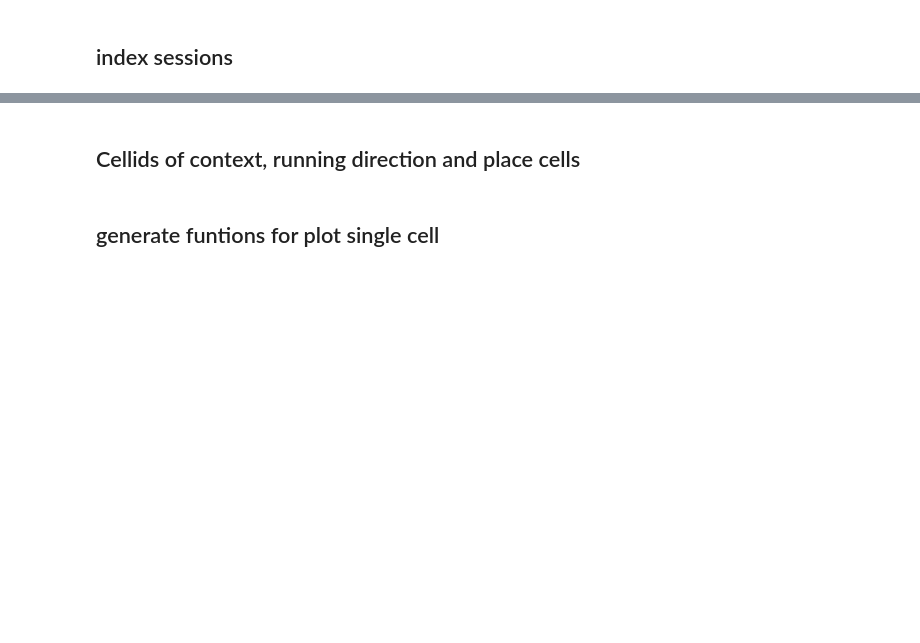
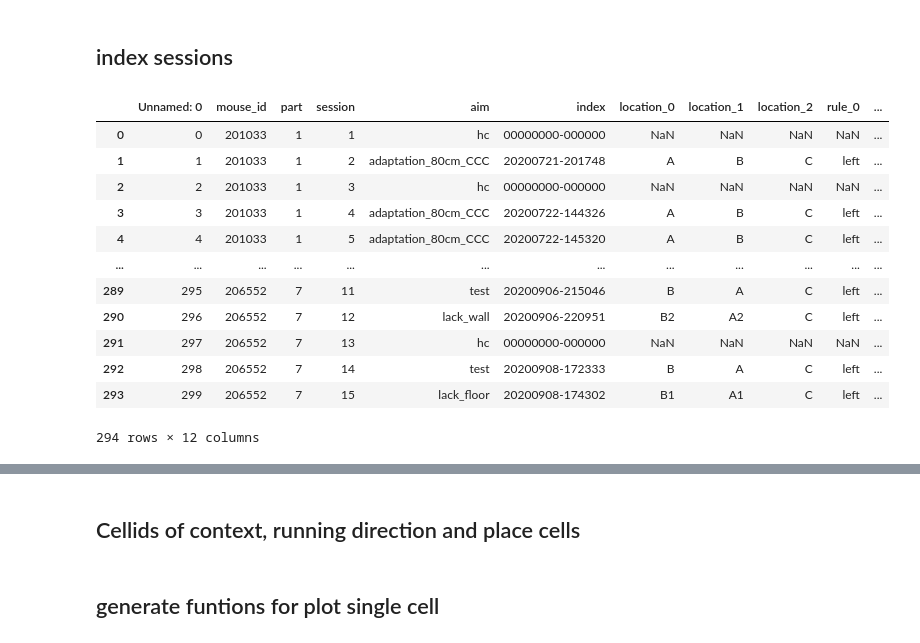
Before and after one commit to SabriQ/g_mylab, a Jupyter notebook: developing/single_cell_analysis/cell proportion along sessions.ipynb, the cells around one changed output, grey strips where cells are left out. Drawn from its saved outputs; the diff is of its cells as text; code cells hidden in the pictures; blank space fills up the shorter version.

```diff
--- a/developing/single_cell_analysis/cell proportion along sessions.ipynb
+++ b/developing/single_cell_analysis/cell proportion along sessions.ipynb
@@ -15 +30,19 @@ from mylab.Functions import load_pkl
+# %%
+context_map_file = r"\\10.10.46.135\Lab_Members\_Lab Data Analysis\02_Linear_Track\Miniscope_Linear_Track\batch3\context_map.csv"
+context_map = pd.read_csv(context_map_file,skiprows=1)
+context_map
+# %% [output]
+|  | Unnamed: 0 | mouse_id | part | session | aim | index | location_0 | location_1 | location_2 | rule_0 | ... |
+| 0 | 0 | 201033 | 1 | 1 | hc | 00000000-000000 | NaN | NaN | NaN | NaN | ... |
+| 1 | 1 | 201033 | 1 | 2 | adaptation_80cm_CCC | 20200721-201748 | A | B | C | left | ... |
+| 2 | 2 | 201033 | 1 | 3 | hc | 00000000-000000 | NaN | NaN | NaN | NaN | ... |
+| 3 | 3 | 201033 | 1 | 4 | adaptation_80cm_CCC | 20200722-144326 | A | B | C | left | ... |
+| 4 | 4 | 201033 | 1 | 5 | adaptation_80cm_CCC | 20200722-145320 | A | B | C | left | ... |
+| ... | ... | ... | ... | ... | ... | ... | ... | ... | ... | ... | ... |
+| 289 | 295 | 206552 | 7 | 11 | test | 20200906-215046 | B | A | C | left | ... |
+| 290 | 296 | 206552 | 7 | 12 | lack_wall | 20200906-220951 | B2 | A2 | C | left | ... |
+| 291 | 297 | 206552 | 7 | 13 | hc | 00000000-000000 | NaN | NaN | NaN | NaN | ... |
+| 292 | 298 | 206552 | 7 | 14 | test | 20200908-172333 | B | A | C | left | ... |
+| 293 | 299 | 206552 | 7 | 15 | lack_floor | 20200908-174302 | B1 | A1 | C | left | ... |
+294 rows × 12 columns
 # %%
```
Also changed, not shown: parts of 10 cells of this notebook, 1 other file.
